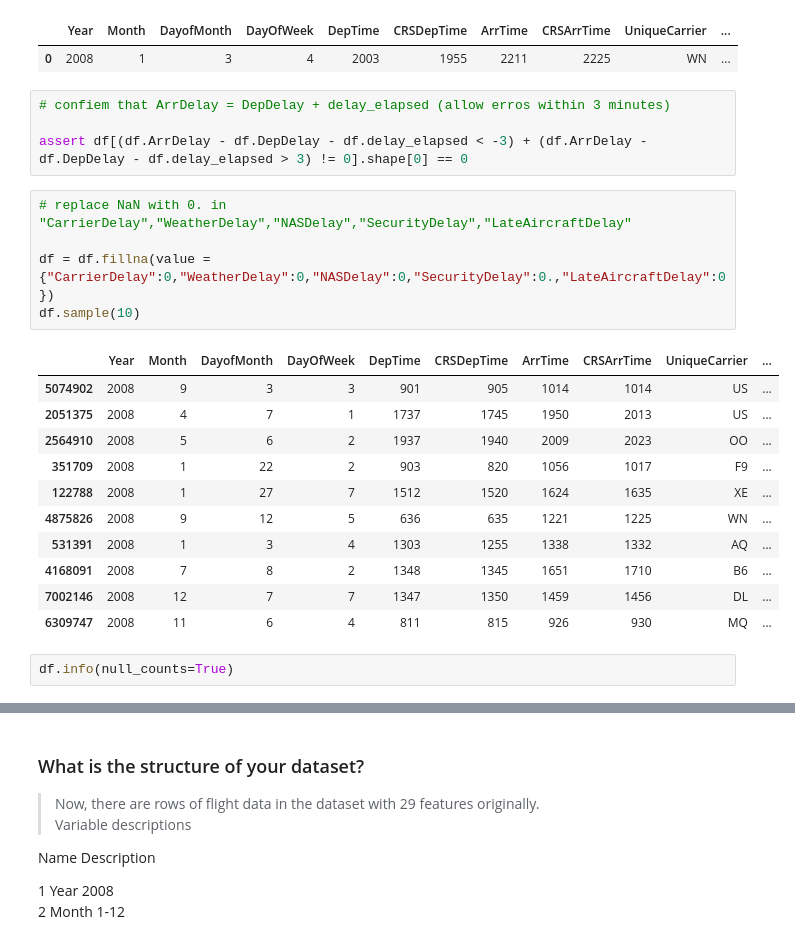
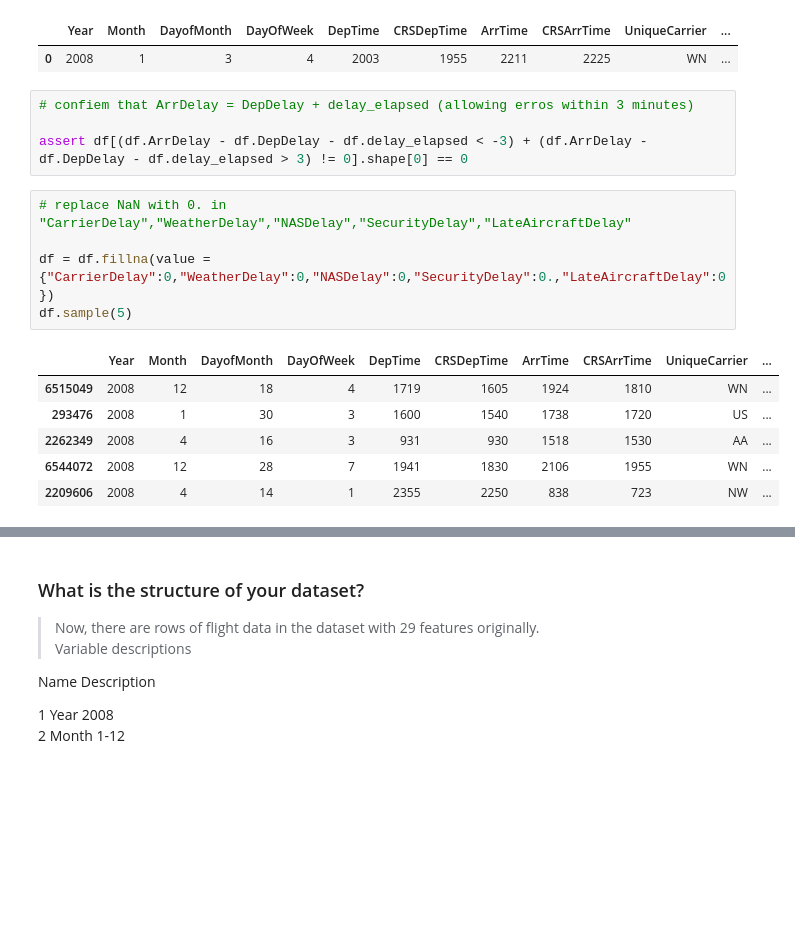
Before and after one commit to kudojp/FlightsDataAnalysis, a Jupyter notebook: exploration_template.ipynb, the cells around one changed output, grey strips where cells are left out. Drawn from its saved outputs; the diff is of its cells as text; blank space fills up the shorter version.

```diff
--- a/exploration_template.ipynb
+++ b/exploration_template.ipynb
@@ -94,28 +93,21 @@ df.head(1)
 |  | Year | Month | DayofMonth | DayOfWeek | DepTime | CRSDepTime | ArrTime | CRSArrTime | UniqueCarrier | ... |
 | 0 | 2008 | 1 | 3 | 4 | 2003 | 1955 | 2211 | 2225 | WN | ... |
 # %%
-# confiem that ArrDelay = DepDelay + delay_elapsed (allow erros within 3 minutes)
+# confiem that ArrDelay = DepDelay + delay_elapsed (allowing erros within 3 minutes)
 
 assert df[(df.ArrDelay - df.DepDelay - df.delay_elapsed < -3) + (df.ArrDelay - df.DepDelay - df.delay_elapsed > 3) != 0].shape[0] == 0
 # %%
 # replace NaN with 0. in "CarrierDelay","WeatherDelay","NASDelay","SecurityDelay","LateAircraftDelay"
 
 df = df.fillna(value = {"CarrierDelay":0,"WeatherDelay":0,"NASDelay":0,"SecurityDelay":0.,"LateAircraftDelay":0})
-df.sample(10)
+df.sample(5)
 # %% [output]
 |  | Year | Month | DayofMonth | DayOfWeek | DepTime | CRSDepTime | ArrTime | CRSArrTime | UniqueCarrier | ... |
-| 5074902 | 2008 | 9 | 3 | 3 | 901 | 905 | 1014 | 1014 | US | ... |
-| 2051375 | 2008 | 4 | 7 | 1 | 1737 | 1745 | 1950 | 2013 | US | ... |
-| 2564910 | 2008 | 5 | 6 | 2 | 1937 | 1940 | 2009 | 2023 | OO | ... |
-| 351709 | 2008 | 1 | 22 | 2 | 903 | 820 | 1056 | 1017 | F9 | ... |
-| 122788 | 2008 | 1 | 27 | 7 | 1512 | 1520 | 1624 | 1635 | XE | ... |
-| 4875826 | 2008 | 9 | 12 | 5 | 636 | 635 | 1221 | 1225 | WN | ... |
-| 531391 | 2008 | 1 | 3 | 4 | 1303 | 1255 | 1338 | 1332 | AQ | ... |
-| 4168091 | 2008 | 7 | 8 | 2 | 1348 | 1345 | 1651 | 1710 | B6 | ... |
-| 7002146 | 2008 | 12 | 7 | 7 | 1347 | 1350 | 1459 | 1456 | DL | ... |
-| 6309747 | 2008 | 11 | 6 | 4 | 811 | 815 | 926 | 930 | MQ | ... |
+| 6515049 | 2008 | 12 | 18 | 4 | 1719 | 1605 | 1924 | 1810 | WN | ... |
+| 293476 | 2008 | 1 | 30 | 3 | 1600 | 1540 | 1738 | 1720 | US | ... |
+| 2262349 | 2008 | 4 | 16 | 3 | 931 | 930 | 1518 | 1530 | AA | ... |
+| 6544072 | 2008 | 12 | 28 | 7 | 1941 | 1830 | 2106 | 1955 | WN | ... |
+| 2209606 | 2008 | 4 | 14 | 1 | 2355 | 2250 | 838 | 723 | NW | ... |
-# %%
-df.info(null_counts=True)
 # %%
 # descriptive statistics for numeric variables
 df.describe()
```
Also changed, not shown: parts of 88 cells of this notebook.
